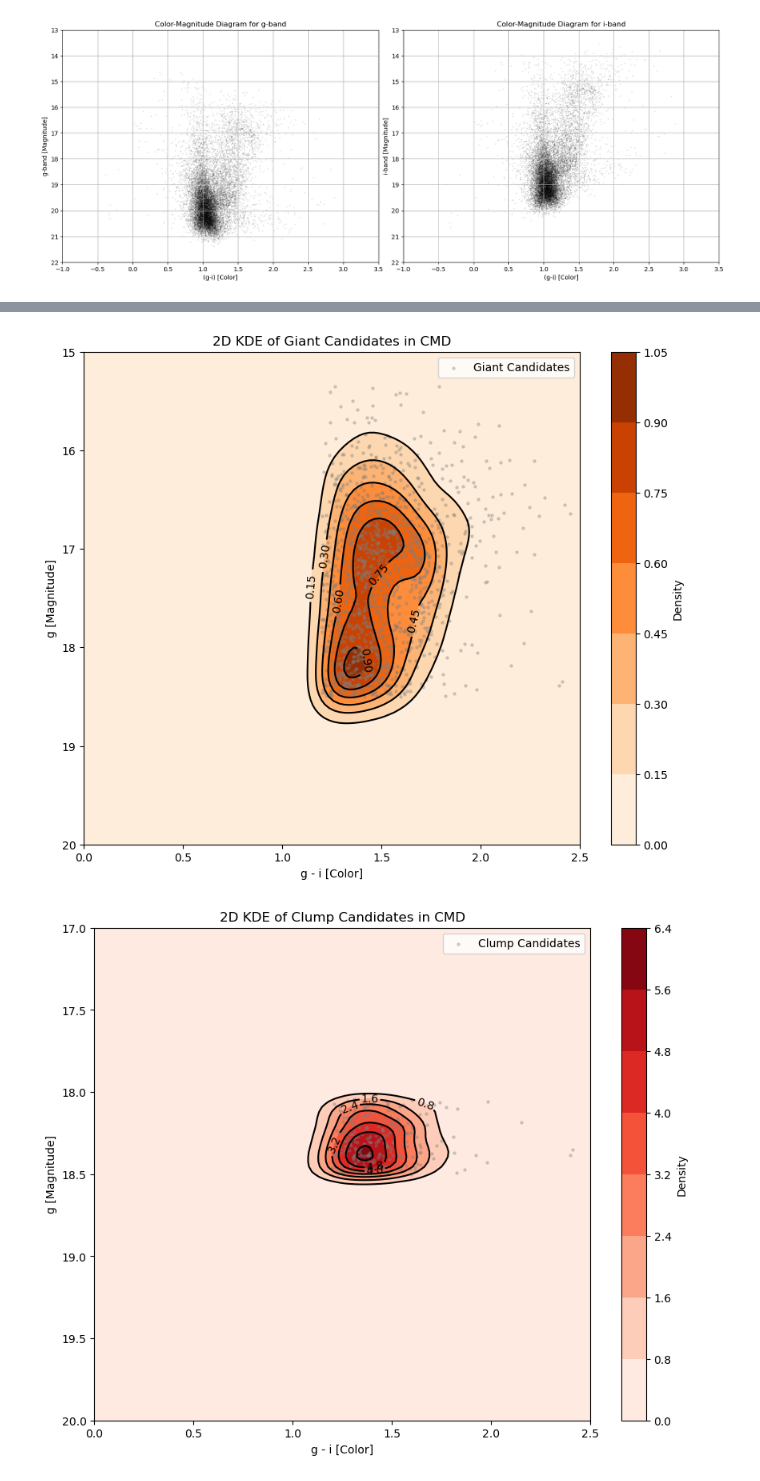
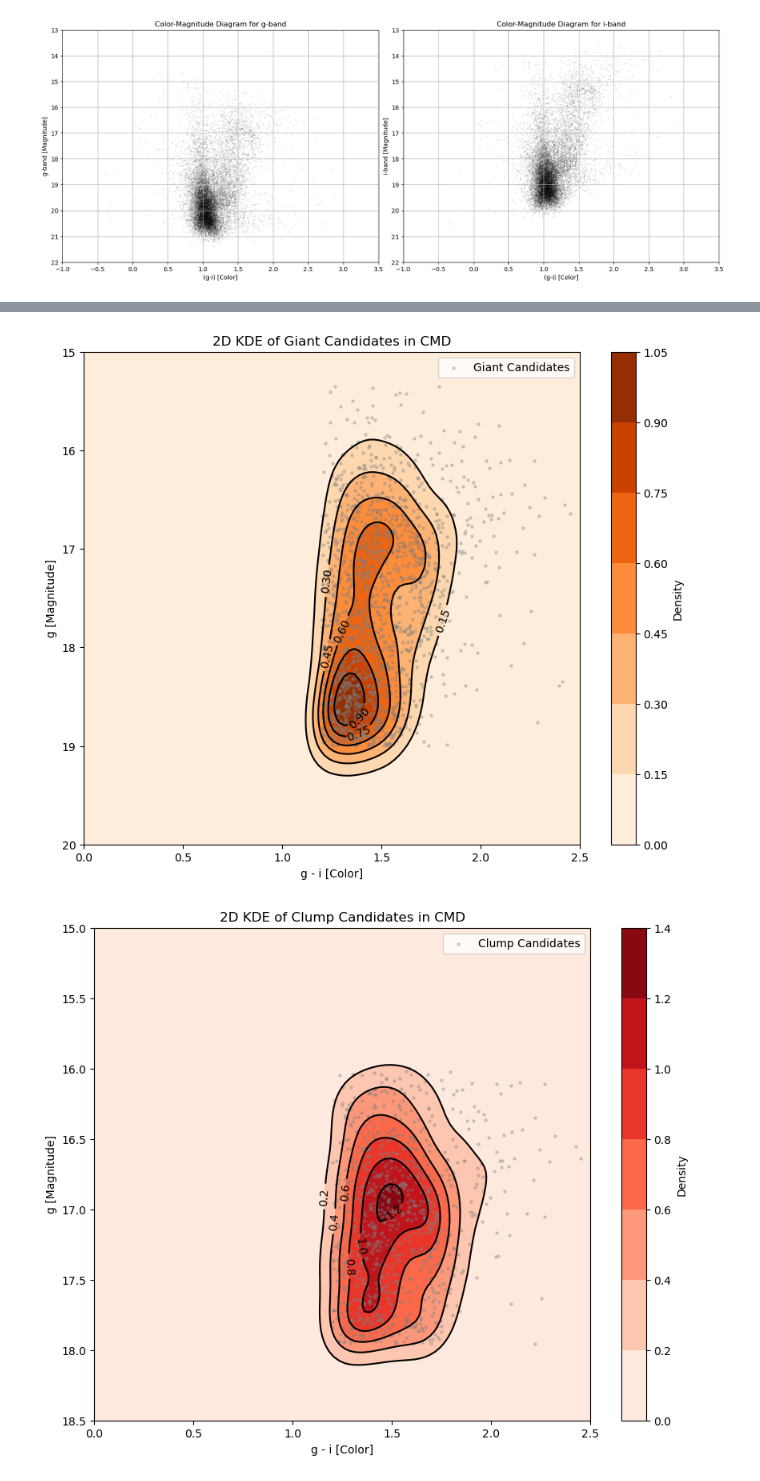
Before and after one commit to NireAstro/SURP2025, a Jupyter notebook: fit_models/cleaned_rcfit_gi.ipynb, the cells around one changed output, grey strips where cells are left out. Drawn from its saved outputs; the diff is of its cells as text; code cells hidden in the pictures.

```diff
--- a/fit_models/cleaned_rcfit_gi.ipynb
+++ b/fit_models/cleaned_rcfit_gi.ipynb
@@ -23,7 +23,8 @@ field_chip_label = f"{field_name}_{chip_id}"  # Combined label for file referenc
 # CMD (Color-Magnitude Diagram) Parameters
 default_color_cut = 1.06
 # magnitude_cut = 17.3
-magnitude_cut = 18.5
+magnitude_cut_g = 19
+magnitude_cut_i = 17.5
 color_range_min = 0.0
 color_range_max = 2.0
 msto_shift_value = 3.5  # Main Sequence Turn-Off shift
@@ -293,7 +340,7 @@ def cgauss(x, amplitude, mean, sigma):
 # === Giant Star Selection (g-band) ===
 # Filter stars that are likely giants
 # Filter for the giants
-giant_candidates_g = filtered_contents[(gmi > default_color_cut) & (g < magnitude_cut)]
+giant_candidates_g = filtered_contents[(gmi > default_color_cut) & (g < magnitude_cut_g)]
 
 giant_colors_g = giant_candidates_g['mis_g'] - giant_candidates_g['mis_i']
 giant_magnitudes_g = giant_candidates_g['mis_g']
@@ -302,7 +349,7 @@ print(f"Selected {len(giant_candidates_g)} giant star candidates in the g-band")
 
 # For the magnitude distribution fit of the whole red giant branch
 # Create a histogram of magnitudes
-hist_counts_giant_g, bin_edges_giant_g = np.histogram(giant_magnitudes_g, range = (magnitude_cut - 4.0, magnitude_cut), bins = 40, density = False) # bins the magnitudes of the giants
+hist_counts_giant_g, bin_edges_giant_g = np.histogram(giant_magnitudes_g, range = (magnitude_cut_g - 4.0, magnitude_cut_g), bins = 60, density = False) # bins the magnitudes of the giants
 bin_centers_giant_g = 0.5 * (bin_edges_giant_g[0:-1] + bin_edges_giant_g[1:]) # calculates bin centers from the bin edges
 
 #bin_edges_giant = np.linspace(min(giant_magnitudes), max(giant_magnitudes), 50)
@@ -317,23 +364,23 @@ bin_centers_m0g = bin_centers_giant_g[mask_0g]
 #print(type(bin_centers_m0))
 #print(bin_centers_m0)
 
-initial_guess_0 = [40.0, 0.5, 15.0, 30.0, 0.3] # Initial guess for the curve fit
+initial_guess_2 = [40.0, 0.2, 17.0, 50.0, 0.4] # Initial guess for the curve fit
 
 
-par_0g, cov_0g = spopt.curve_fit(rcmodel, bin_centers_m0g, hist_counts_m0g, p0 = initial_guess_0, sigma = np.sqrt(hist_counts_m0g))
+par_0g, cov_0g = spopt.curve_fit(rcmodel, bin_centers_m0g, hist_counts_m0g, p0 = initial_guess_2, sigma = np.sqrt(hist_counts_m0g))
 print(f"rcmodel Fit Results for the g-Band:\nAmplitude = {par_0g[0]:.2f}\n  Slope = {par_0g[1]:.2f}\n Magnitude of red clump = {par_0g[2]:.2f}\n  Number of red clump stars = {par_0g[3]:.2f}\n  Sigma = {par_0g[4]:.2f}")
 
 amplitude, slope, magnitude_giant, number_giant, sigma_giant = par_0g
 
 # === Giant Star Selection (i-band) ===
-giant_candidates_i = filtered_contents[(gmi > default_color_cut) & (i < magnitude_cut)]
+giant_candidates_i = filtered_contents[(gmi > default_color_cut) & (i < magnitude_cut_i)]
 
 giant_colors_i = giant_candidates_i['mis_g'] - giant_candidates_i['mis_i']
 giant_magnitudes_i = giant_candidates_i['mis_i']
 
 print(f"Selected {len(giant_candidates_i)} giant star candidates in the i-band")
 
-hist_counts_giant_i, bin_edges_giant_i = np.histogram(giant_magnitudes_i, range = (magnitude_cut - 4.0,magnitude_cut), bins = 40, density = False) # bins the magnitudes of the giants
+hist_counts_giant_i, bin_edges_giant_i = np.histogram(giant_magnitudes_i, range=(magnitude_cut_i - 4.0, magnitude_cut_i), bins = 60, density = False) # bins the magnitudes of the giants
 bin_centers_giant_i = 0.5 * (bin_edges_giant_i[0:-1] + bin_edges_giant_i[1:]) # calculates bin centers from the bin edges
 
 mask_0i = (hist_counts_giant_i>0)
@@ -341,9 +388,10 @@ hist_counts_m0i = hist_counts_giant_i[mask_0i]
 bin_centers_m0i = bin_centers_giant_i[mask_0i]
 
 initial_guess_0 = [40.0, 0.5, 15.0, 30.0, 0.3] # Initial guess for the curve fit
+initial_guess_2i = [30.0, 0.5, 15.8, 60.0, 0.3]
 
 
-par_0i, cov_0i = spopt.curve_fit(rcmodel, bin_centers_m0i, hist_counts_m0i, p0 = initial_guess_0, sigma = np.sqrt(hist_counts_m0i))
+par_0i, cov_0i = spopt.curve_fit(rcmodel, bin_centers_m0i, hist_counts_m0i, p0 = initial_guess_2i, sigma = np.sqrt(hist_counts_m0i))
 print(f"rcmodel Fit Results for the i-Band:\nAmplitude = {par_0i[0]:.2f}\n  Slope = {par_0i[1]:.2f}\n Magnitude of red clump = {par_0i[2]:.2f}\n  Number of red clump stars = {par_0i[3]:.2f}\n  Sigma = {par_0i[4]:.2f}")
 
 amplitude, slope, magnitude_giant, number_giant, sigma_giant = par_0i
@@ -827,7 +952,7 @@ else:
     plt.legend()
     plt.show()
 # %% [output]
-[figure, old version]
+[figure, new version]
 # %%
 # --- 2D KDE for Red Clump Candidates ---
 
@@ -841,7 +966,7 @@ if len(x) < 2 or len(y) < 2:
 else:
     # Define the plot limits based on your data and CMD parameters
     xmin, xmax = 0, 2.5
-    ymin, ymax = 17, 20
+    ymin, ymax = 15, 18.5
 
     # Peform the kernel density estimate
     xx, yy = np.mgrid[xmin:xmax:100j, ymin:ymax:100j]
@@ -863,34 +988,34 @@ else:
     ax = fig.gca()
 
     # Set plot limits
     ax.set_xlim(xmin, xmax)
     ax.set_ylim(ymin, ymax)
 
     # Invert the y-axis
     ax.invert_yaxis()
 
     # Contourf plot (filled contours)
     cfset = ax.contourf(xx, yy, f, cmap='Reds')
 
     # You can also add the data points themselves on top of the KDE plot
     ax.scatter(x, y, s=5, color='gray', alpha=0.3, label='Clump Candidates')
 
     # Contour plot (lines only)
     cset = ax.contour(xx, yy, f, colors='k')
 
     # Label contours
     ax.clabel(cset, inline=1, fontsize=10)
 
     # Set labels and title
     ax.set_xlabel(f"{color_band_1} - {color_band_2} [Color]")
     ax.set_ylabel(f"{magnitude_band} [Magnitude]")
     ax.set_title('2D KDE of Clump Candidates in CMD')
 
     plt.colorbar(cfset, label='Density') # Add a color bar
     plt.legend()
     plt.show()
 # %% [output]
-[figure, old version]
+[figure, new version]
 # %%
 # Printing the results of the magnitude fit
 print(
```
Also changed, not shown: parts of 20 cells of this notebook, 2 other files.
